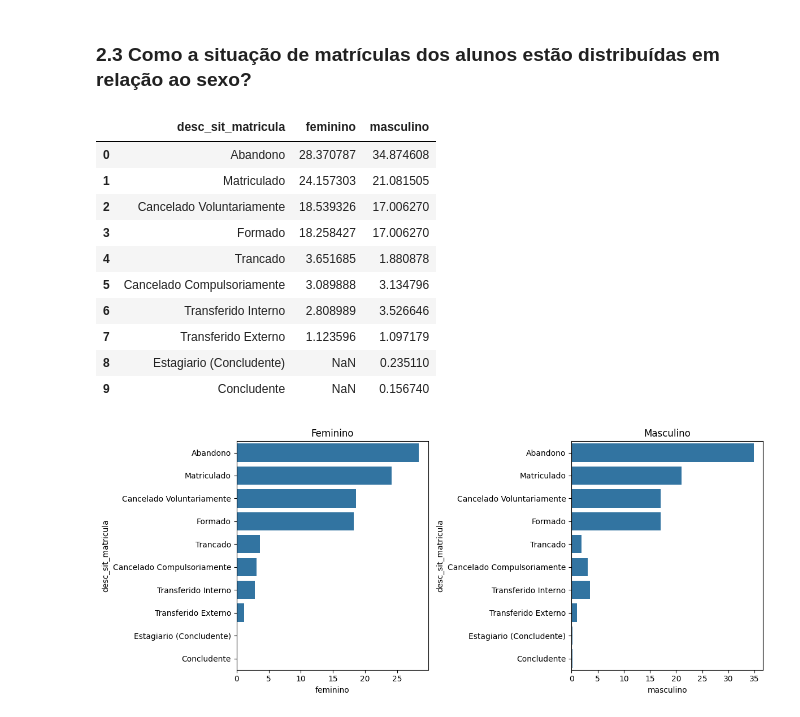
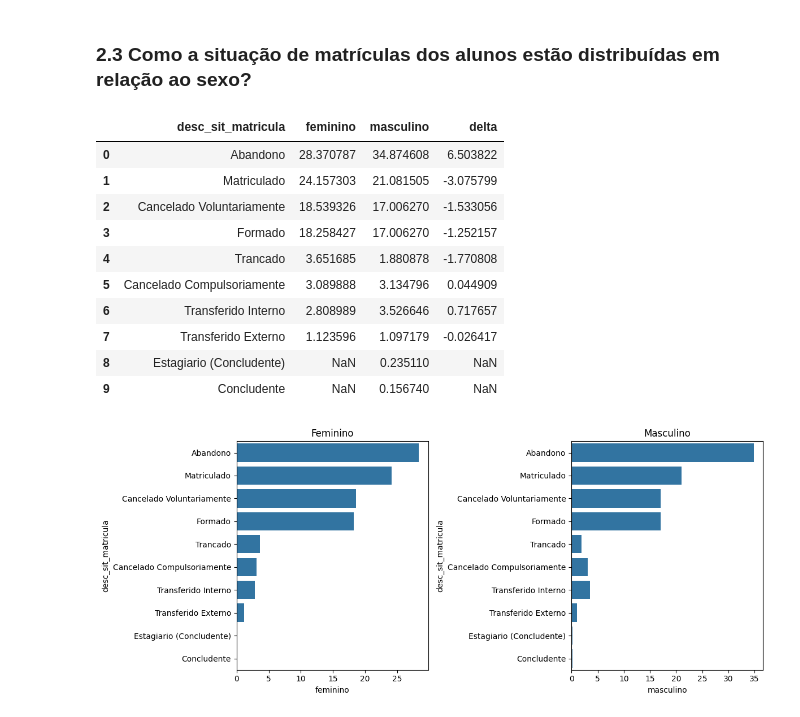
Before and after one commit to CarlosEduardo-araujo/Analise_Tcc, a Jupyter notebook: Notebooks/main_ifce.ipynb, the cells around one changed output. Saved outputs shown, nothing was run; the diff lists cells and outputs as text; code cells hidden in the pictures.

```diff
--- a/Notebooks/main_ifce.ipynb
+++ b/Notebooks/main_ifce.ipynb
@@ -24,3 +25,10 @@ df1.head()
 | 3 | 436461 | 519459 | 2022.0 | 32 | 2023 | ... |
 | 4 | 108508 | 107372 | NaN | 32 | 2013 | ... |
 5 rows × 55 columns
+# %%
+df1["cidade"] = df1["texto_cidade"].apply(lambda x: x if pd.isna(x) else x.split(' ')[0])
+df1["cidade"] = df1["cidade"].apply(lambda x: x if pd.isna(x) else x.replace(' ',""))
+
+df1.head()
+
+df_mapa =  pd.DataFrame(df1.pivot_table(index="cidade", values="cod_matricula", aggfunc="count").sort_values("cod_matricula", ascending=False))
@@ -35,10 +46,11 @@ Número de colunas: 55
 # %% [markdown]
 ### 1.2 Renomeando as colunas
 # %%
-cols_old = df_raw.columns.to_list()
+def snake_case(df):
+    cols_old = df.columns.to_list()
+    snakecase = lambda x: inflection.underscore(x)
+    cols_new = map(snakecase, cols_old)
+    df.columns = cols_new
+    return df
 
-snakecase = lambda x: inflection.underscore( x )
-
-cols_new =   map (snakecase, cols_old)
-
-df1.columns = cols_new
+snake_case(df1)
@@ -111,3 +116,11 @@ dtype: int64
 ## 2.0 Feature Engineering
 # %%
 df1["desc_tipo_escola_origem"] = df1["desc_tipo_escola_origem"].apply(lambda x: "Pública" if "Pública" in str(x) else x)
+# %%
+df1 ["dt_ultimo_evento"]  = df1['ultimo_evento_matricula'].apply(lambda x: x if pd.isna(x) else x.split(': ')[1])
+df1["dt_ultimo_evento"] = pd.to_datetime(df1["dt_ultimo_evento"], format='%d/%m/%Y')
+# %%
+df1["ano_letivo_ultimo_evento"] = df1["dt_ultimo_evento"].dt.year.astype(float)
+df1["periodo_letivo_ultimo_evento"] = df1["dt_ultimo_evento"].month()
+df1.head()
+df1.dtypes
@@ -171,25 +188,26 @@ feminino = df1[df1["sexo"] == "F"]["desc_sit_matricula"].value_counts( normalize
 # %%
 d1 = pd.DataFrame (feminino)
 d2 = pd.DataFrame (masculino)
 m = pd.concat([d1,d2], axis=1)
 m.columns = ["feminino","masculino"]
 m.reset_index(inplace = True)
+m['delta'] = m['masculino'] - m['feminino']
 m
 
 
 #print (f"Situação de matrículas do sexo feminino:{proportion_f} \n\n\n Situação de matrículas do sexo feminino:{proportion_m}")#
 # %% [output]
-|  | desc_sit_matricula | feminino | masculino |
-| 0 | Abandono | 28.370787 | 34.874608 |
-| 1 | Matriculado | 24.157303 | 21.081505 |
-| 2 | Cancelado Voluntariamente | 18.539326 | 17.006270 |
-| 3 | Formado | 18.258427 | 17.006270 |
-| 4 | Trancado | 3.651685 | 1.880878 |
-| 5 | Cancelado Compulsoriamente | 3.089888 | 3.134796 |
-| 6 | Transferido Interno | 2.808989 | 3.526646 |
-| 7 | Transferido Externo | 1.123596 | 1.097179 |
-| 8 | Estagiario (Concludente) | NaN | 0.235110 |
-| 9 | Concludente | NaN | 0.156740 |
+|  | desc_sit_matricula | feminino | masculino | delta |
+| 0 | Abandono | 28.370787 | 34.874608 | 6.503822 |
+| 1 | Matriculado | 24.157303 | 21.081505 | -3.075799 |
+| 2 | Cancelado Voluntariamente | 18.539326 | 17.006270 | -1.533056 |
+| 3 | Formado | 18.258427 | 17.006270 | -1.252157 |
+| 4 | Trancado | 3.651685 | 1.880878 | -1.770808 |
+| 5 | Cancelado Compulsoriamente | 3.089888 | 3.134796 | 0.044909 |
+| 6 | Transferido Interno | 2.808989 | 3.526646 | 0.717657 |
+| 7 | Transferido Externo | 1.123596 | 1.097179 | -0.026417 |
+| 8 | Estagiario (Concludente) | NaN | 0.235110 | NaN |
+| 9 | Concludente | NaN | 0.156740 | NaN |
 # %%
 fig, axes = plt.subplots(1, 2, figsize=(12, 5))
 
```
Also changed, not shown: parts of 12 cells of this notebook, 2 other files.
